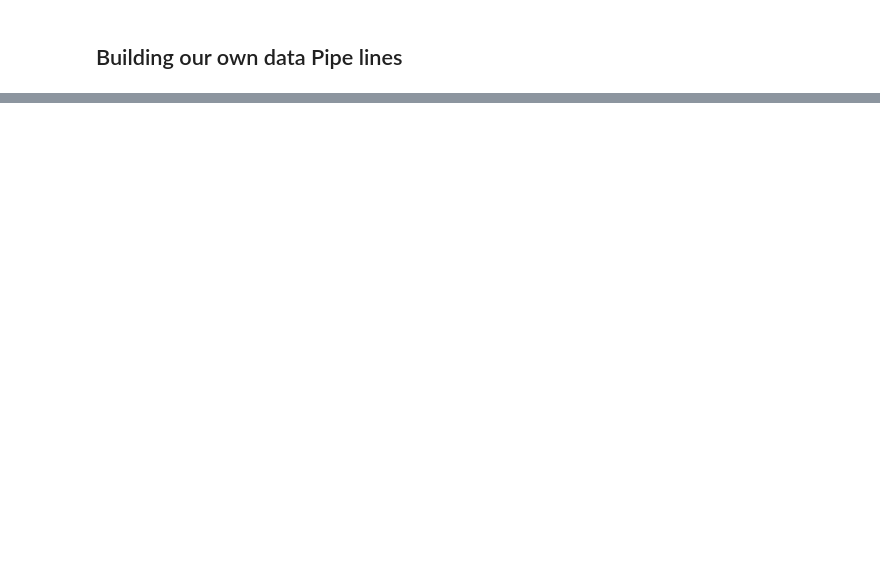
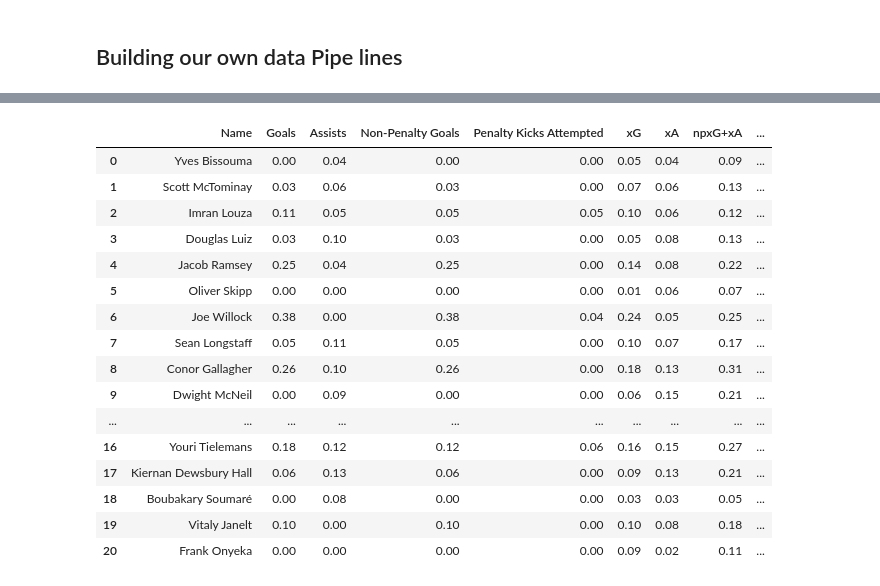
Before and after one commit to steveaq/Webs-Scraping-for-Fooball-Data-, a Jupyter notebook: FBREF - Building a Proxy Database.ipynb, the cells around one changed output, grey strips where cells are left out. Cells and saved outputs as stored; diff of their text form; code cells hidden in the pictures; blank space fills up the shorter version.

```diff
--- a/FBREF - Building a Proxy Database.ipynb
+++ b/FBREF - Building a Proxy Database.ipynb
@@ -488,0 +354,28 @@ SyntaxError: invalid syntax (<ipython-input-337-4ff2d4b4fd57>, line 1)
+# %%
+def generate_advanced_data(scout_links):
+    appended_data_per90 = []
+    appended_data_percent = []
+    for x in scout_links:
+        warnings.filterwarnings("ignore")
+        url = x
+        page =requests.get(url)
+        soup = BeautifulSoup(page.content, 'html.parser')
+        name = [element.text for element in soup.find_all("span")]
+        name = name[7]
+        html_content = requests.get(url).text.replace('<!--', '').replace('-->', '')
+        df = pd.read_html(html_content)
+        df[0].columns = df[0].columns.droplevel(0) # drop top header row
+        stats = df[0]
+        advanced_stats = stats.loc[(stats['Statistic'] != "Statistic" ) & (stats['Statistic'] != ' ')]
+        advanced_stats = advanced_stats.dropna(subset=['Statistic',"Per 90", "Percentile"])
+        per_90_df = advanced_stats[['Statistic',"Per 90",]].set_index("Statistic").T
+        per_90_df["Name"] = name
+        percentile_df = advanced_stats[['Statistic',"Percentile",]].set_index("Statistic").T
+        percentile_df["Name"] = name
+        appended_data_per90.append(per_90_df)
+    appended_data_per90 = pd.concat(appended_data_per90)
+    appended_data_per90 = appended_data_per90.reset_index(drop=True)
+    del appended_data_per90.columns.name
+    appended_data_per90 = appended_data_per90[['Name'] + [col for col in appended_data_per90.columns if col != 'Name']]
+    appended_data_per90 = appended_data_per90.loc[:,~appended_data_per90.columns.duplicated()]
+    return appended_data_per90
@@ -488,0 +430,21 @@ SyntaxError: invalid syntax (<ipython-input-337-4ff2d4b4fd57>, line 1)
+# %%
+per_90_dataframe = appended_data_per90[attacking]
+per_90_dataframe
+# %% [output]
+|  | Name | Goals | Assists | Non-Penalty Goals | Penalty Kicks Attempted | xG | xA | npxG+xA | ... |
+| 0 | Yves Bissouma | 0.00 | 0.04 | 0.00 | 0.00 | 0.05 | 0.04 | 0.09 | ... |
+| 1 | Scott McTominay | 0.03 | 0.06 | 0.03 | 0.00 | 0.07 | 0.06 | 0.13 | ... |
+| 2 | Imran Louza | 0.11 | 0.05 | 0.05 | 0.05 | 0.10 | 0.06 | 0.12 | ... |
+| 3 | Douglas Luiz | 0.03 | 0.10 | 0.03 | 0.00 | 0.05 | 0.08 | 0.13 | ... |
+| 4 | Jacob Ramsey | 0.25 | 0.04 | 0.25 | 0.00 | 0.14 | 0.08 | 0.22 | ... |
+| 5 | Oliver Skipp | 0.00 | 0.00 | 0.00 | 0.00 | 0.01 | 0.06 | 0.07 | ... |
+| 6 | Joe Willock | 0.38 | 0.00 | 0.38 | 0.04 | 0.24 | 0.05 | 0.25 | ... |
+| 7 | Sean Longstaff | 0.05 | 0.11 | 0.05 | 0.00 | 0.10 | 0.07 | 0.17 | ... |
+| 8 | Conor Gallagher | 0.26 | 0.10 | 0.26 | 0.00 | 0.18 | 0.13 | 0.31 | ... |
+| 9 | Dwight McNeil | 0.00 | 0.09 | 0.00 | 0.00 | 0.06 | 0.15 | 0.21 | ... |
+| ... | ... | ... | ... | ... | ... | ... | ... | ... | ... |
+| 16 | Youri Tielemans | 0.18 | 0.12 | 0.12 | 0.06 | 0.16 | 0.15 | 0.27 | ... |
+| 17 | Kiernan Dewsbury Hall | 0.06 | 0.13 | 0.06 | 0.00 | 0.09 | 0.13 | 0.21 | ... |
+| 18 | Boubakary Soumaré | 0.00 | 0.08 | 0.00 | 0.00 | 0.03 | 0.03 | 0.05 | ... |
+| 19 | Vitaly Janelt | 0.10 | 0.00 | 0.10 | 0.00 | 0.10 | 0.08 | 0.18 | ... |
+| 20 | Frank Onyeka | 0.00 | 0.00 | 0.00 | 0.00 | 0.09 | 0.02 | 0.11 | ... |
```
Also changed, not shown: parts of 23 cells of this notebook, 2 other files.
